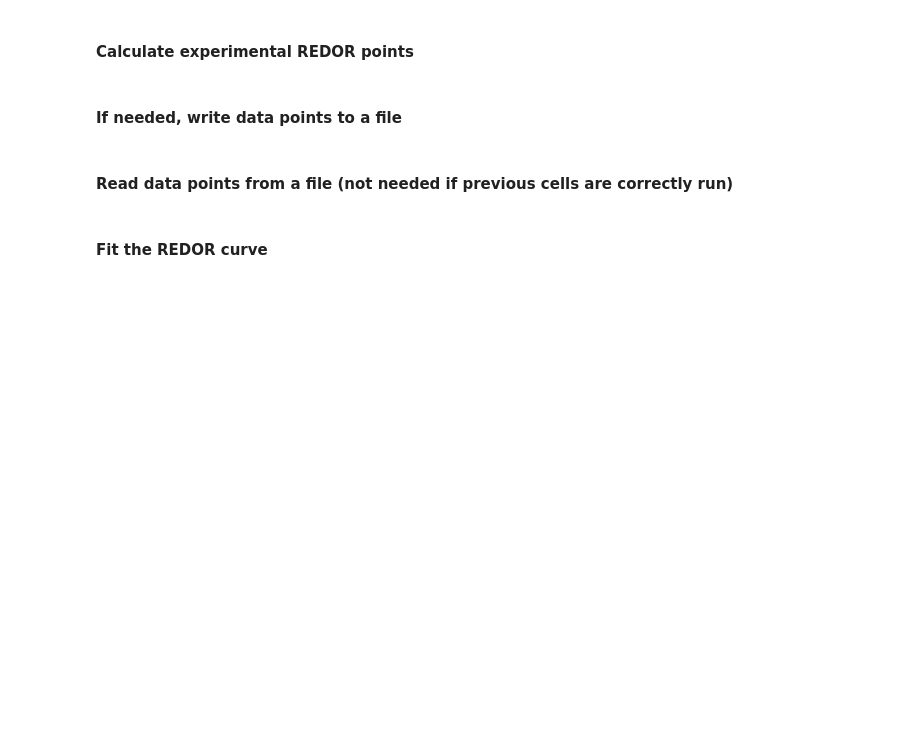
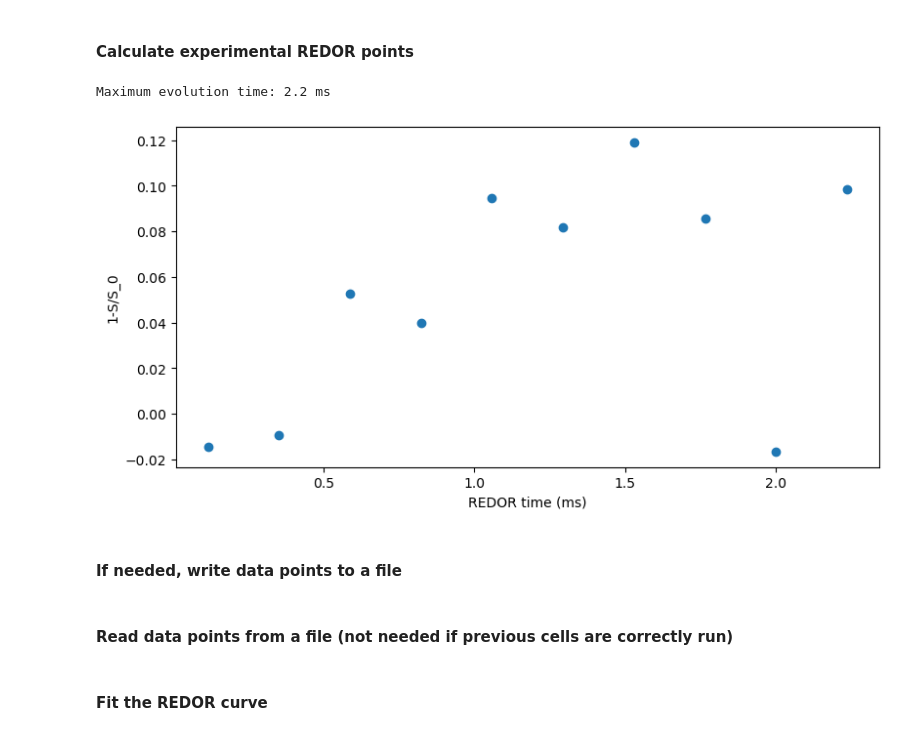
Before and after one commit to yufewu/narumi, a Jupyter notebook: redor.ipynb, the cells around one changed output. Saved outputs shown, nothing was run; the diff lists cells and outputs as text; code cells hidden in the pictures; blank space fills up the shorter version.

```diff
--- a/redor.ipynb
+++ b/redor.ipynb
@@ -101,36 +127,49 @@ for procno in procs:
 # %% [markdown]
 #### Calculate experimental REDOR points
 # %%
-int_list = int_list.reshape(2, int(num_of_procs/2))
-# print(int_list)
+if fit_mode == "intensity":
+    intensity_list = intensity_list.reshape(2, int(num_of_procs/2))
 
-diff_list = np.zeros(int_list.shape[1])
-redor_list = np.zeros(int_list.shape[1])
-for j in range(int_list.shape[1]):
-    diff_list[j] = int_list[1, j] - int_list[0, j]
-    redor_list[j] = diff_list[j] / int_list[1, j]
+    diff_list = np.zeros(intensity_list.shape[1])
+    redor_list = np.zeros(intensity_list.shape[1])
+    for j in range(redor_list.shape[0]):
+        diff_list[j] = intensity_list[1, j] - intensity_list[0, j]
+        redor_list[j] = diff_list[j] / intensity_list[1, j]
+elif fit_mode == "integral":
+    int_list = int_list.reshape(2, int(num_of_procs/2))
+
+    diff_list = np.zeros(int_list.shape[1])
+    redor_list = np.zeros(int_list.shape[1])
+    for j in range(redor_list.shape[0]):
+        diff_list[j] = int_list[1, j] - int_list[0, j]
+        redor_list[j] = diff_list[j] / int_list[1, j]
+else:
+    pass # raise error
 
 # print(diff_list)
 # print(redor_list)
 
 # plot
 # plt.plot(data)
 # plt.savefig("./fig/plot.png")
 
 # plot REDOR points
 d5 = 1 / spin_rate  # in ms
-time_exp = np.zeros(int_list.shape[1])
+time_exp = np.zeros(redor_list.shape[0])
 
-for i in range(int_list.shape[1]):
+for i in range(redor_list.shape[0]):
     time_exp[i] = 2*(cnst10*i+1)*d5
 # print(time_exp)
 print("Maximum evolution time: {:.1f} ms".format(time_exp[-1]))
 
 fig, ax = plt.subplots(figsize=(8,4), constrained_layout=True)
 ax.scatter(time_exp, redor_list)
 ax.set_xlabel('REDOR time (ms)')
 ax.set_ylabel('1-S/S_0')
 plt.show()
+# %% [output]
+Maximum evolution time: 2.2 ms
+[figure, added]
 # %% [markdown]
 #### If needed, write data points to a file
 # %%
```
Also changed, not shown: parts of 6 cells of this notebook, 4 other files.
